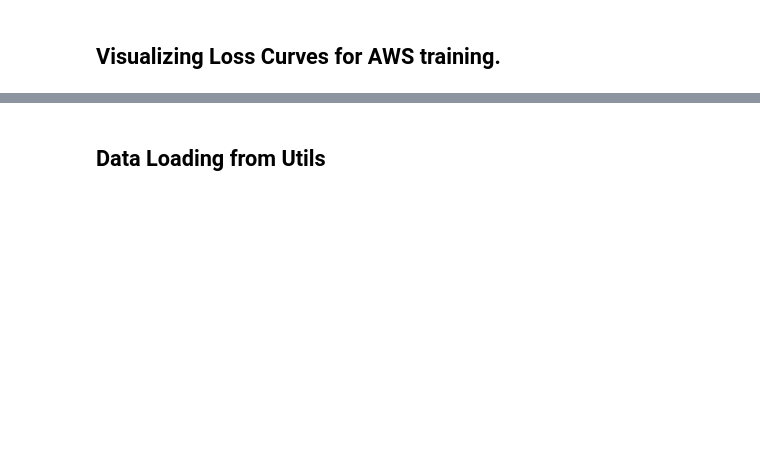
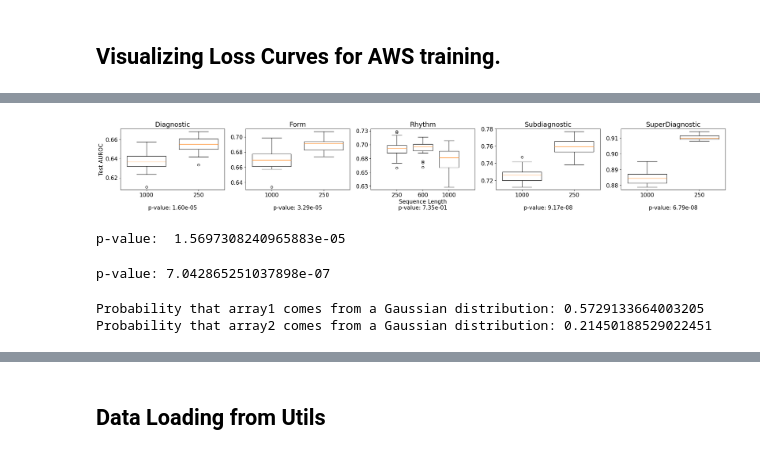
Before and after one commit to Xaler1/DLProject, a Jupyter notebook: src/01_ScratchPad.ipynb, the cells around one changed output, grey strips where cells are left out. Drawn from its saved outputs; the diff is of its cells as text; code cells hidden in the pictures; blank space fills up the shorter version.

```diff
--- a/src/01_ScratchPad.ipynb
+++ b/src/01_ScratchPad.ipynb
@@ -28,0 +151,62 @@ for i in range(len(losses)):
+# %%
+import matplotlib.ticker as mticker
+
+fig, axes = plt.subplots(1, 5, figsize=(24, 4))
+
+for i in range(len(aucs_last_20s)):
+    aucs_last_20 = aucs_last_20s[i]
+    ax = axes[i]
+    widths = [0.15]*len(aucs_last_20)  # Set the widths of the boxes
+    if len(aucs_last_20) == 3:
+        positions = [1, 1.1, 1.2]
+        widths = [0.075]*len(aucs_last_20)
+    else:
+        positions = [1, 1.2]  # Set the positions of the boxes
+        widths = [0.15]*len(aucs_last_20)
+    ax.boxplot(aucs_last_20, labels=label_names[i], positions=positions, widths=widths)
+    if i == 0:
+        ax.set_ylabel('Test AUROC')
+    # Calculate the p-value for the Mann-Whitney U test
+    statistic, p_value = mannwhitneyu(aucs_last_20[0], aucs_last_20[1], alternative='two-sided')
+    if i == 2:
+        ax.set_xlabel('Sequence Length')
+    # Add annotation for p-value below x-axis
+    ax.text(0.5, -0.25, f'p-value: {p_value:.2e}', transform=ax.transAxes, ha='center', va='top')
+    ax.set_xlim(0.9, 1.3)
+    ax.set_title(titles[i])
+    ax.yaxis.set_major_formatter(mticker.FormatStrFormatter('%.2f'))  # Format y-axis ticks
+plt.tight_layout()
+plt.savefig('../report/test_auroc.png', dpi=300, bbox_inches='tight')
+plt.show()
+# %% [output]
+[figure, added]
+# %%
+
+array1 = aucs_last_95[0]
+array2 = aucs_last_95[1]
+
+statistic, p_value = mannwhitneyu(array1, array2, alternative='two-sided')
+print('p-value: ', p_value)
+# %% [output]
+p-value:  1.5697308240965883e-05
+# %%
+from scipy.stats import ttest_ind
+
+statistic, p_value = ttest_ind(array1, array2)
+print('p-value:', p_value)
+# %% [output]
+p-value: 7.042865251037898e-07
+# %%
+from scipy.stats import normaltest
+
+_, p_value1 = normaltest(array1)
+_, p_value2 = normaltest(array2)
+
+probability1 = 1 - p_value1
+probability2 = 1 - p_value2
+
+print('Probability that array1 comes from a Gaussian distribution:', probability1)
+print('Probability that array2 comes from a Gaussian distribution:', probability2)
+# %% [output]
+Probability that array1 comes from a Gaussian distribution: 0.5729133664003205
+Probability that array2 comes from a Gaussian distribution: 0.21450188529022451
```
Also changed, not shown: parts of 31 cells of this notebook, 34 other files.
